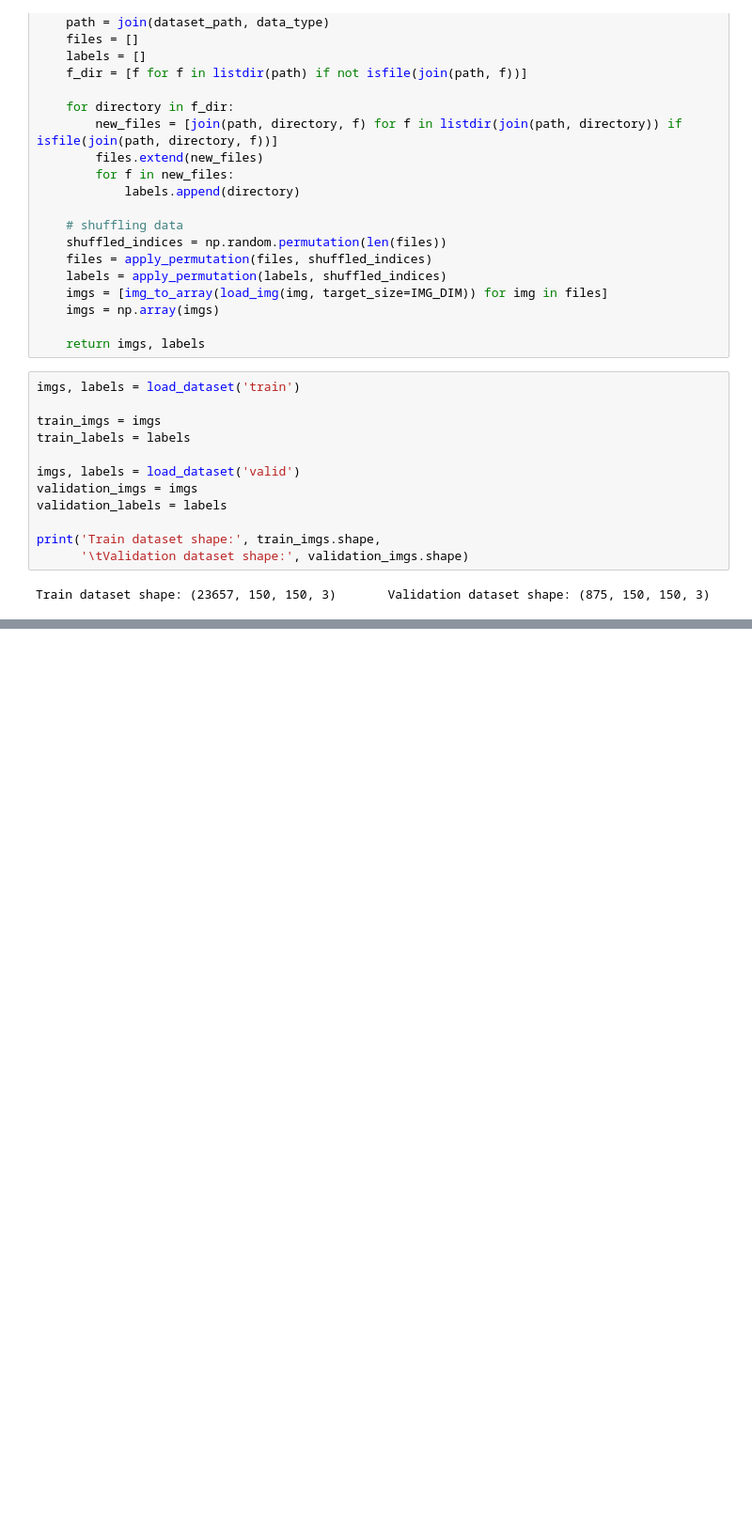
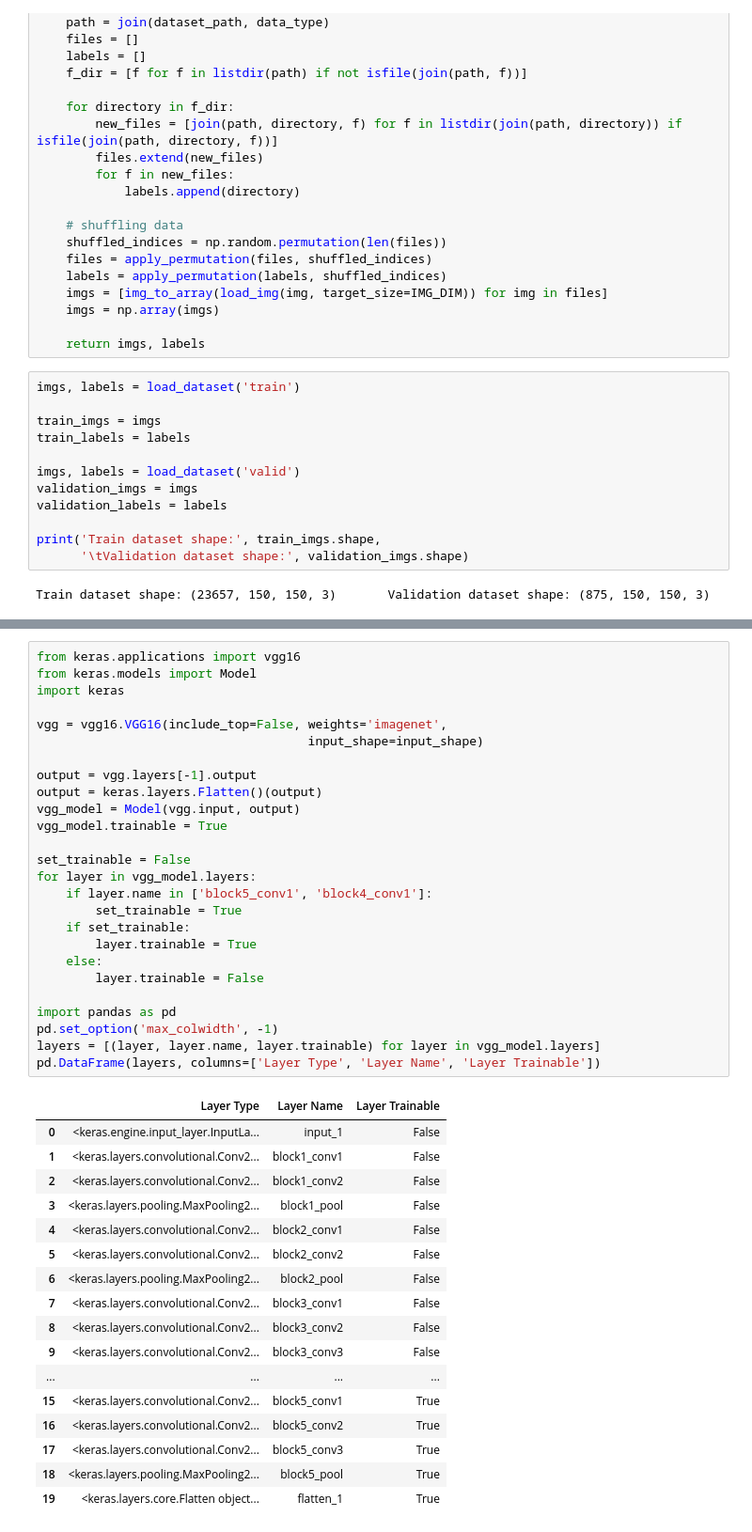
Before and after one commit to fzmoussaid/MLPlayground, a Jupyter notebook: CNN/bird classifier/100-bird-species/175/bird_classifier.ipynb, the cells around one changed output, grey strips where cells are left out. Shown: that part at 94% size. Cells and saved outputs as stored; diff of their text form; blank space fills up the shorter version.

```diff
--- a/CNN/bird classifier/100-bird-species/175/bird_classifier.ipynb
+++ b/CNN/bird classifier/100-bird-species/175/bird_classifier.ipynb
@@ -103 +104,45 @@ print(train_labels[1495:1505], train_labels_enc[1495:1505])
+# %%
+from keras.applications import vgg16
+from keras.models import Model
+import keras
+
+vgg = vgg16.VGG16(include_top=False, weights='imagenet',
+                                     input_shape=input_shape)
+
+output = vgg.layers[-1].output
+output = keras.layers.Flatten()(output)
+vgg_model = Model(vgg.input, output)
+vgg_model.trainable = True
+
+set_trainable = False
+for layer in vgg_model.layers:
+    if layer.name in ['block5_conv1', 'block4_conv1']:
+        set_trainable = True
+    if set_trainable:
+        layer.trainable = True
+    else:
+        layer.trainable = False
+
+import pandas as pd
+pd.set_option('max_colwidth', -1)
+layers = [(layer, layer.name, layer.trainable) for layer in vgg_model.layers]
+pd.DataFrame(layers, columns=['Layer Type', 'Layer Name', 'Layer Trainable'])
+# %% [output]
+|  | Layer Type | Layer Name | Layer Trainable |
+| 0 | <keras.engine.input_layer.InputLa... | input_1 | False |
+| 1 | <keras.layers.convolutional.Conv2... | block1_conv1 | False |
+| 2 | <keras.layers.convolutional.Conv2... | block1_conv2 | False |
+| 3 | <keras.layers.pooling.MaxPooling2... | block1_pool | False |
+| 4 | <keras.layers.convolutional.Conv2... | block2_conv1 | False |
+| 5 | <keras.layers.convolutional.Conv2... | block2_conv2 | False |
+| 6 | <keras.layers.pooling.MaxPooling2... | block2_pool | False |
+| 7 | <keras.layers.convolutional.Conv2... | block3_conv1 | False |
+| 8 | <keras.layers.convolutional.Conv2... | block3_conv2 | False |
+| 9 | <keras.layers.convolutional.Conv2... | block3_conv3 | False |
+| ... | ... | ... | ... |
+| 15 | <keras.layers.convolutional.Conv2... | block5_conv1 | True |
+| 16 | <keras.layers.convolutional.Conv2... | block5_conv2 | True |
+| 17 | <keras.layers.convolutional.Conv2... | block5_conv3 | True |
+| 18 | <keras.layers.pooling.MaxPooling2... | block5_pool | True |
+| 19 | <keras.layers.core.Flatten object... | flatten_1 | True |
 # %%
```
Also changed, not shown: parts of 5 cells of this notebook.
